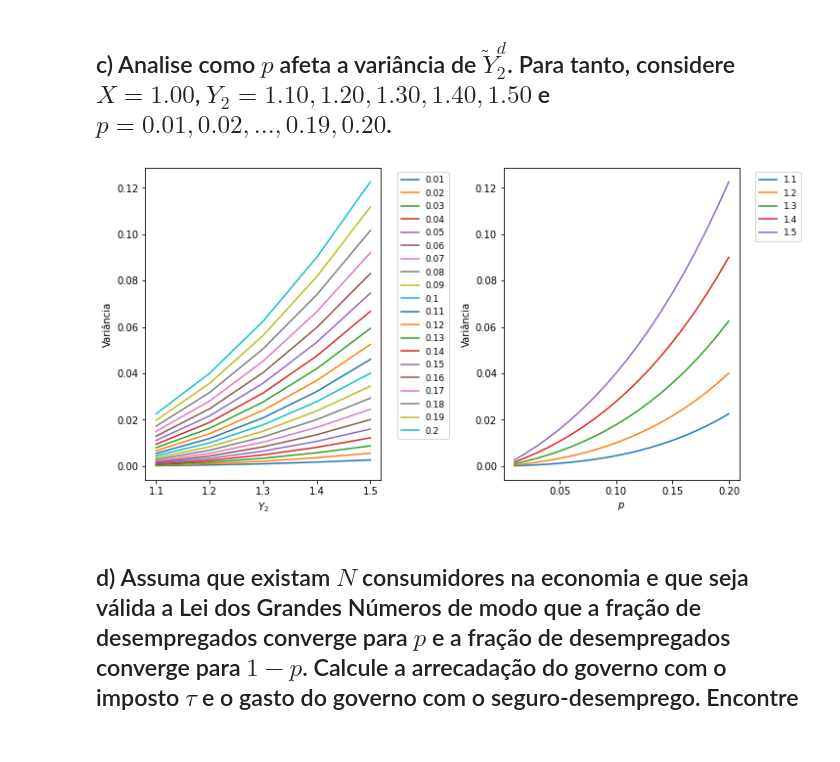
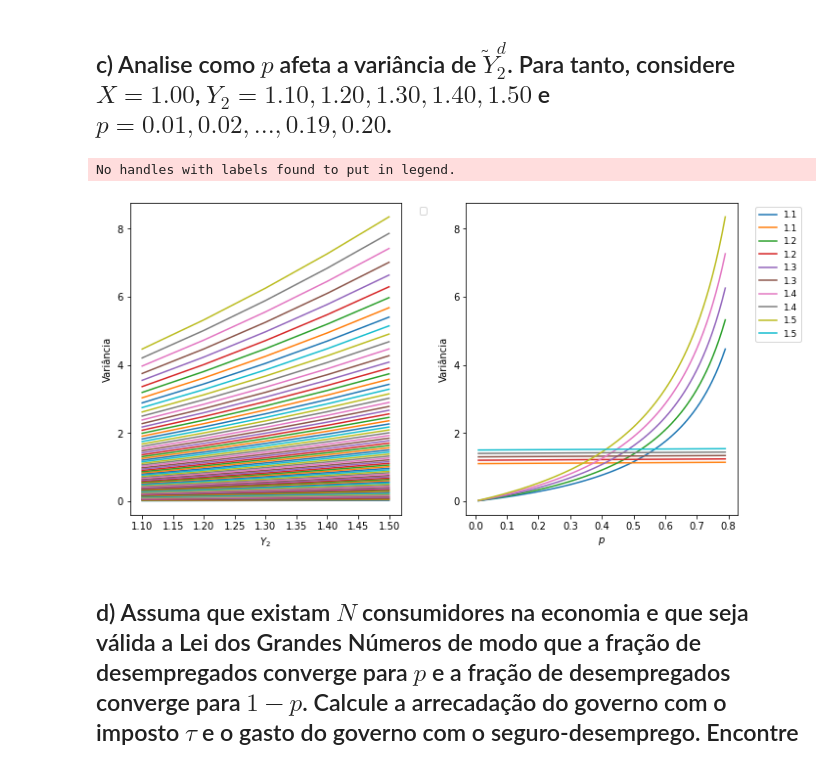
Before and after one commit to lucasestrela/dec_consumo_poupanca, a Jupyter notebook: Lista04_Modelo_de_Dois_Períodos.ipynb, the cells around one changed output. Cells and saved outputs as stored; diff of their text form; code cells hidden in the pictures.

```diff
--- a/Lista04_Modelo_de_Dois_Períodos.ipynb
+++ b/Lista04_Modelo_de_Dois_Períodos.ipynb
@@ -307,13 +307,13 @@ import matplotlib.pyplot as plt
 # %%
 # Grids
 y_2 = np.arange(1.1, 1.6, 0.1)
-p   = np.arange(0.01, 0.21, 0.01)
+p   = np.arange(0.01, 0.8, 0.01)
 
 # Matriz a ser preenchida
 var = np.ones((len(y_2), len(p))) * np.inf
 
 # Valor seguro desemprego
-X   = 1
+X   = 0.05
 
 for i_y, y in enumerate(y_2):
   for i_p, prob in enumerate(p):
@@ -322,25 +322,27 @@ for i_y, y in enumerate(y_2):
 # %%
 fig, axes = plt.subplots(nrows=1, ncols=2, figsize=(10, 5), constrained_layout=True)
 
 for i in range(0,len(p)):
-  axes[0].plot(y_2, var[:, i], label = np.round(p[i],2))
+  axes[0].plot(y_2, var[:, i])
 
 axes[0].set_ylabel('Variância')
 axes[0].set_xlabel('$Y_2$')
 axes[0].legend(bbox_to_anchor=(1.05, 1), loc='upper left', prop={'size': 9})
 # axes[0].set_ylim(0,2.5)
 for i in range(0,len(y_2)):
   axes[1].plot(p, var[i, :] , label = np.round(y_2[i],2))
+  axes[1].plot(p, X*p + y_2[i], label = np.round(y_2[i],2))
 
 axes[1].set_ylabel('Variância')
 axes[1].set_xlabel('$p$')
 axes[1].legend(bbox_to_anchor=(1.05, 1), loc='upper left', prop={'size': 9})
 # axes[1].set_ylim(0,2.5)
 
 #plt.suptitle('Variância ')
 plt.show()
 # %% [output]
+No handles with labels found to put in legend.
-[figure, old version]
+[figure, new version]
 # %% [markdown]
 
 
```
